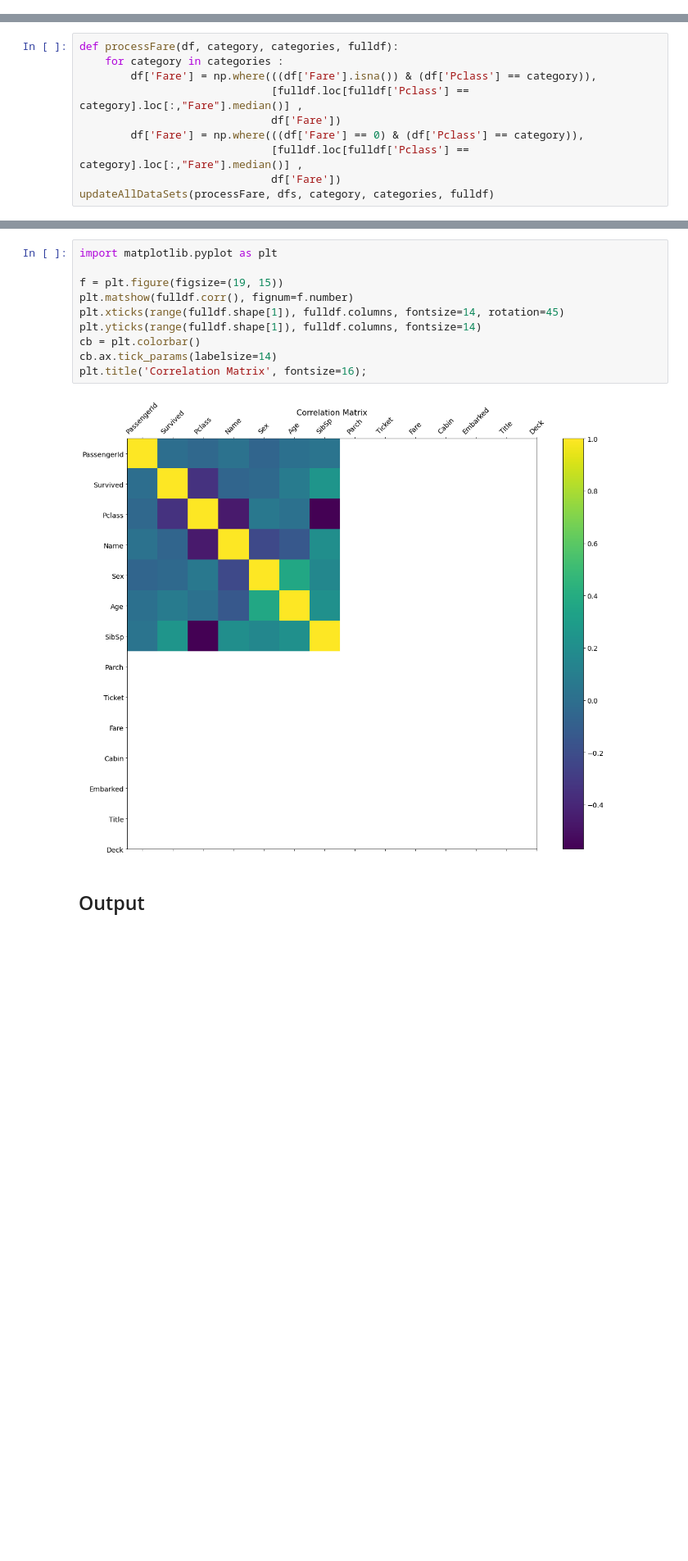
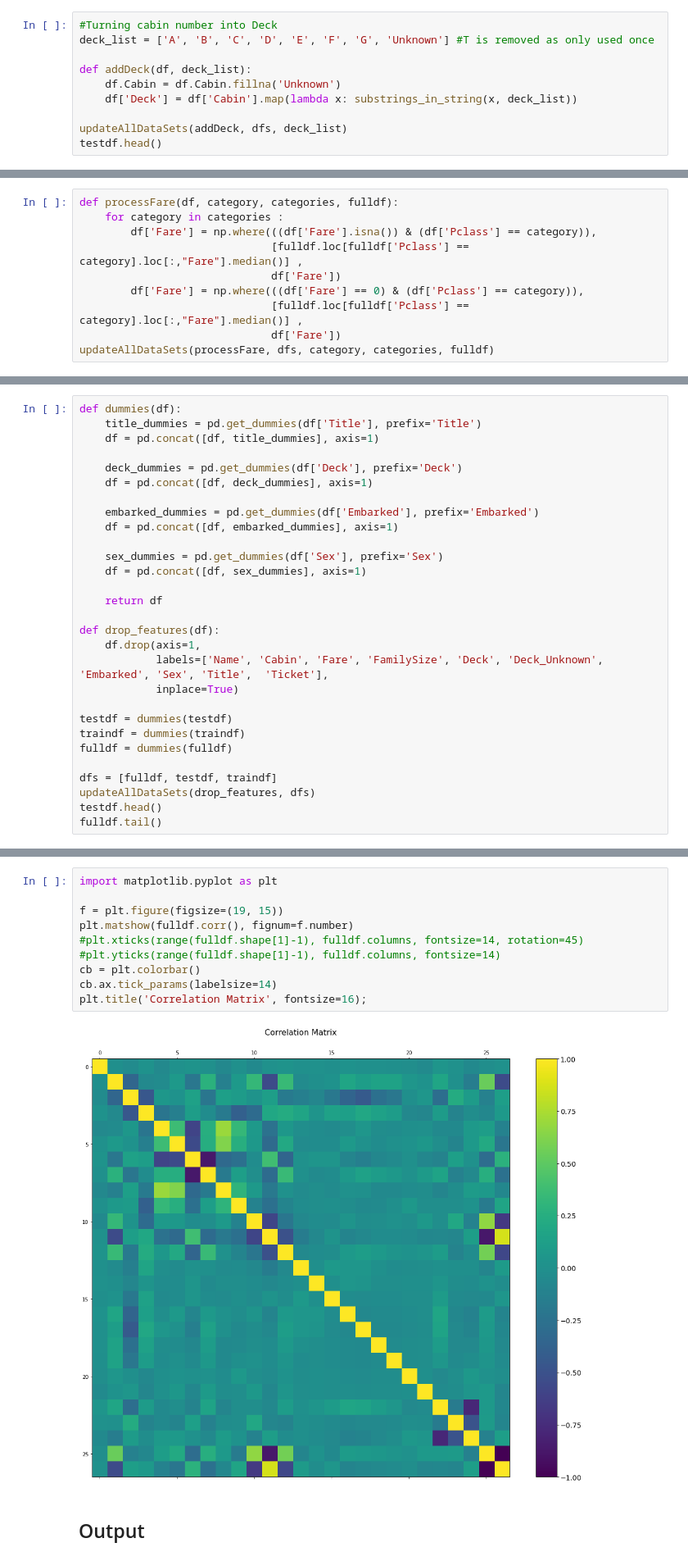
Before and after one commit to BBberghman/Kaggle-Titanic-ML, a Jupyter notebook: data_prepping.ipynb, the cells around one changed output, grey strips where cells are left out. Shown at 82% size. Saved outputs shown, nothing was run; the diff lists cells and outputs as text; blank space fills up the shorter version.

```diff
--- a/data_prepping.ipynb
+++ b/data_prepping.ipynb
@@ -210,0 +242,10 @@ array([0.20743034, 0.91696751, 0.977433  ])
+# %%
+#Turning cabin number into Deck
+deck_list = ['A', 'B', 'C', 'D', 'E', 'F', 'G', 'Unknown'] #T is removed as only used once
+
+def addDeck(df, deck_list):
+    df.Cabin = df.Cabin.fillna('Unknown')
+    df['Deck'] = df['Cabin'].map(lambda x: substrings_in_string(x, deck_list))
+
+updateAllDataSets(addDeck, dfs, deck_list)
+testdf.head()
@@ -346,0 +414,29 @@ updateAllDataSets(addColumnDeck, dfs, cabin_list)
+# %%
+def dummies(df):
+    title_dummies = pd.get_dummies(df['Title'], prefix='Title')
+    df = pd.concat([df, title_dummies], axis=1)
+
+    deck_dummies = pd.get_dummies(df['Deck'], prefix='Deck')
+    df = pd.concat([df, deck_dummies], axis=1)
+
+    embarked_dummies = pd.get_dummies(df['Embarked'], prefix='Embarked')
+    df = pd.concat([df, embarked_dummies], axis=1)
+
+    sex_dummies = pd.get_dummies(df['Sex'], prefix='Sex')
+    df = pd.concat([df, sex_dummies], axis=1)
+
+    return df
+
+def drop_features(df):
+    df.drop(axis=1,
+            labels=['Name', 'Cabin', 'Fare', 'FamilySize', 'Deck', 'Deck_Unknown', 'Embarked', 'Sex', 'Title',  'Ticket'],
+            inplace=True)
+
+testdf = dummies(testdf)
+traindf = dummies(traindf)
+fulldf = dummies(fulldf)
+
+dfs = [fulldf, testdf, traindf]
+updateAllDataSets(drop_features, dfs)
+testdf.head()
+fulldf.tail()
@@ -347,15 +461,15 @@ updateAllDataSets(addColumnDeck, dfs, cabin_list)
 # %%
 import matplotlib.pyplot as plt
 
 f = plt.figure(figsize=(19, 15))
 plt.matshow(fulldf.corr(), fignum=f.number)
-plt.xticks(range(fulldf.shape[1]), fulldf.columns, fontsize=14, rotation=45)
-plt.yticks(range(fulldf.shape[1]), fulldf.columns, fontsize=14)
+#plt.xticks(range(fulldf.shape[1]-1), fulldf.columns, fontsize=14, rotation=45)
+#plt.yticks(range(fulldf.shape[1]-1), fulldf.columns, fontsize=14)
 cb = plt.colorbar()
 cb.ax.tick_params(labelsize=14)
 plt.title('Correlation Matrix', fontsize=16);
 # %% [output]
-[figure, old version]
+[figure, new version]
 # %% [markdown]
 ## Output
 # %%
```
Also changed, not shown: parts of 33 cells of this notebook.
